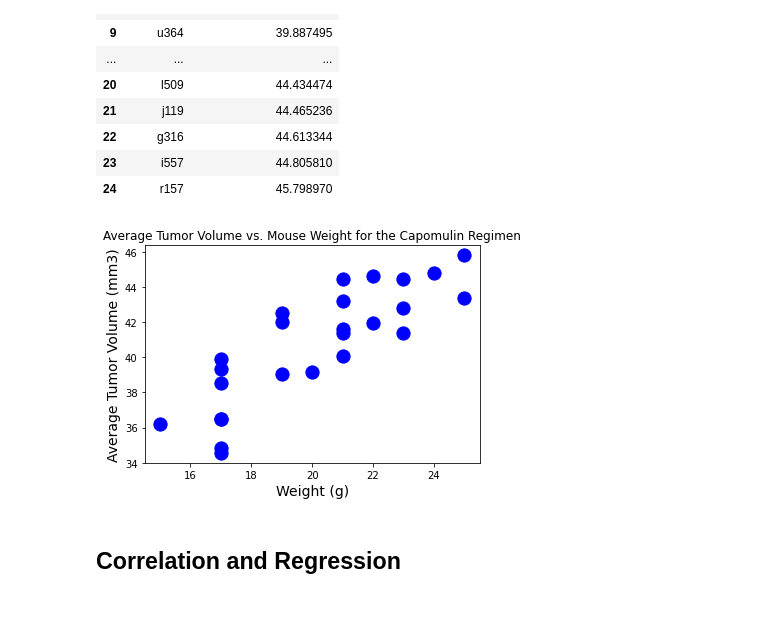
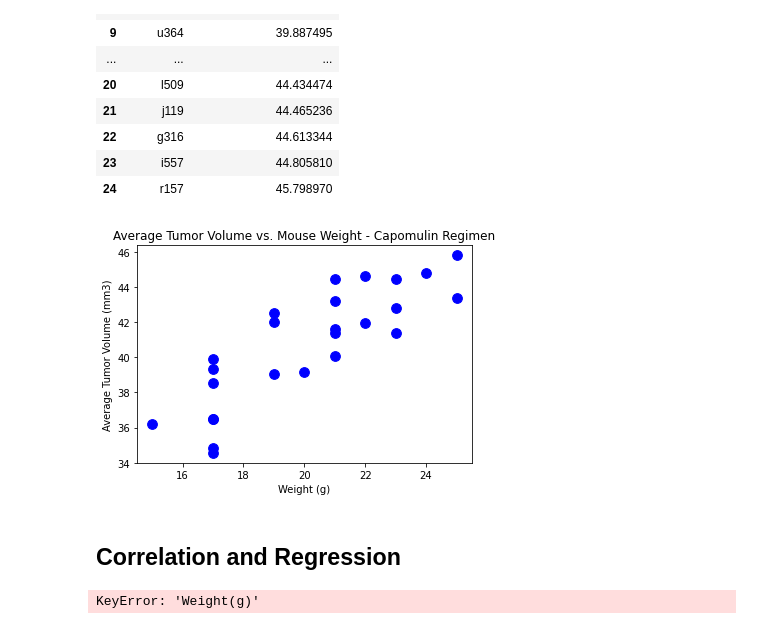
Before and after one commit to emersonmolett/Matplotlib-challenge, a Jupyter notebook: 05-Matplotlib/Instructions/Pymaceuticals/pymaceuticals_starter.ipynb, the cells around one changed output. Drawn from its saved outputs; the diff is of its cells as text; code cells hidden in the pictures.

```diff
--- a/05-Matplotlib/Instructions/Pymaceuticals/pymaceuticals_starter.ipynb
+++ b/05-Matplotlib/Instructions/Pymaceuticals/pymaceuticals_starter.ipynb
@@ -699,16 +699,20 @@ average_tumor_volume
 # %%
 # Generate a scatter plot of average tumor volume vs. mouse weight for the Capomulin regimen
 # average tumor volume
 average_capomulin_volume = Capomulin_dataframe.groupby(["Mouse ID"]).mean()
-plt.scatter(average_capomulin_volume["Weight (g)"], average_capomulin_volume["Tumor Volume (mm3)"], s = 175, color = "blue")
-plt.title("Average Tumor Volume vs. Mouse Weight for the Capomulin Regimen")
-plt.xlabel("Weight (g)", fontsize = 14)
-plt.ylabel("Average Tumor Volume (mm3)", fontsize = 14)
+plt.scatter(average_capomulin_volume["Weight (g)"], average_capomulin_volume["Tumor Volume (mm3)"], s = 95, color = "blue")
+plt.title("Average Tumor Volume vs. Mouse Weight - Capomulin Regimen")
+plt.xlabel("Weight (g)", fontsize = 10)
+plt.ylabel("Average Tumor Volume (mm3)", fontsize = 10)
 plt.show()
 # %% [output]
-[figure, old version]
+[figure, new version]
 # %% [markdown]
 ## Correlation and Regression
 # %%
 # Calculate the correlation coefficient and linear regression model
 # for mouse weight and average tumor volume for the Capomulin regimen
+correlation = round(st.pearsonr(average_capomulin_volume["Weight(g)"],average_capomulin_volume["Tumor Volume (mm3)"])[0],2)
+print(f"The correlation between mouse weight and average tumor volume is {correlation}")
+# %% [output]
+KeyError: 'Weight(g)'
```
